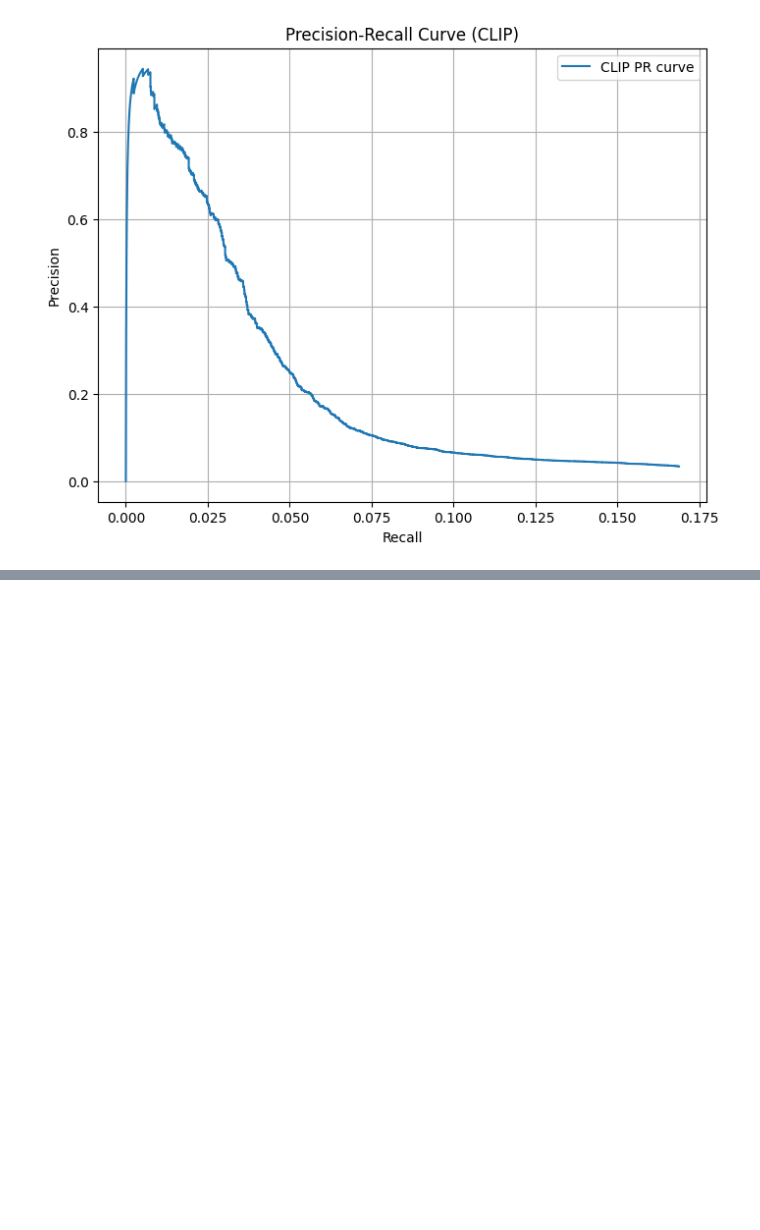
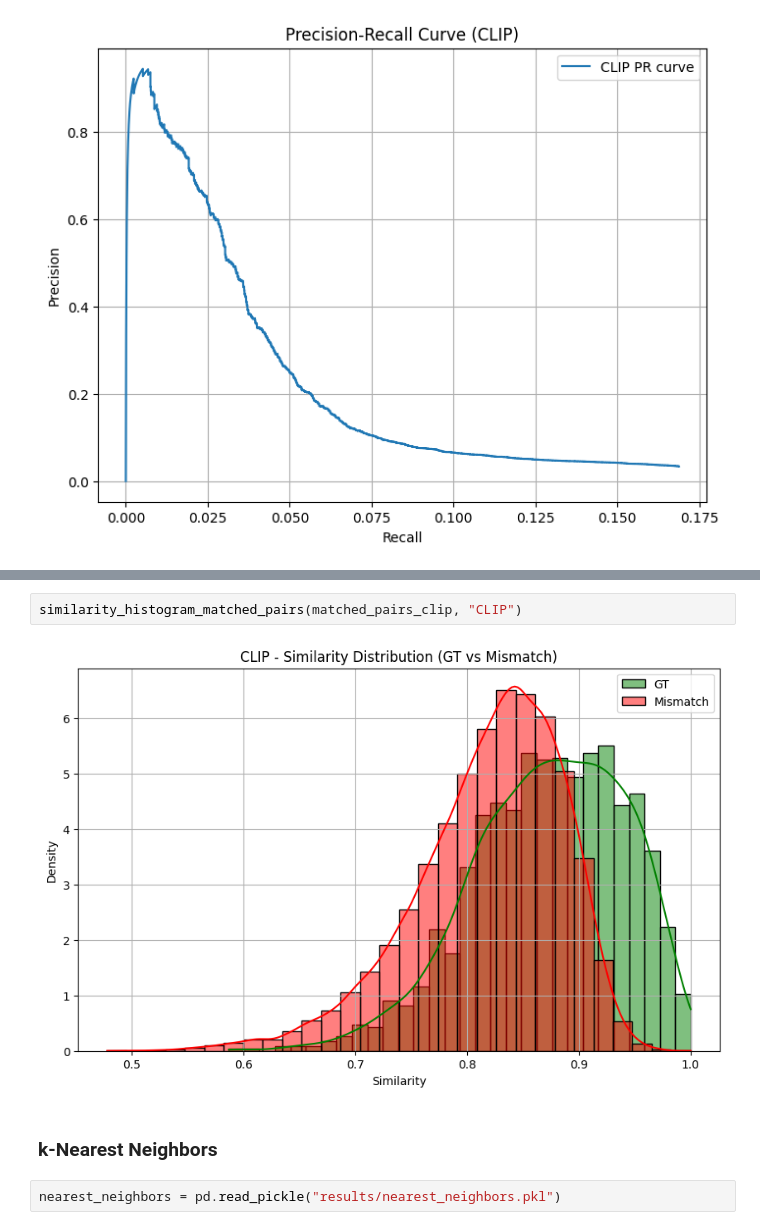
Before and after one commit to piechotam/spire, a Jupyter notebook: visualizations.ipynb, the cells around one changed output, grey strips where cells are left out. Drawn from its saved outputs; the diff is of its cells as text; blank space fills up the shorter version.

```diff
--- a/visualizations.ipynb
+++ b/visualizations.ipynb
@@ -25,0 +34,8 @@ similarity_boxplot(matched_pairs=matched_pairs_clip, model_name="CLIP")
+# %%
+similarity_histogram_matched_pairs(matched_pairs_clip, "CLIP")
+# %% [output]
+[figure, added]
+# %% [markdown]
+### **k-Nearest Neighbors**
+# %%
+nearest_neighbors = pd.read_pickle("results/nearest_neighbors.pkl")
```
Also changed, not shown: parts of 8 cells of this notebook, 1 other file.
